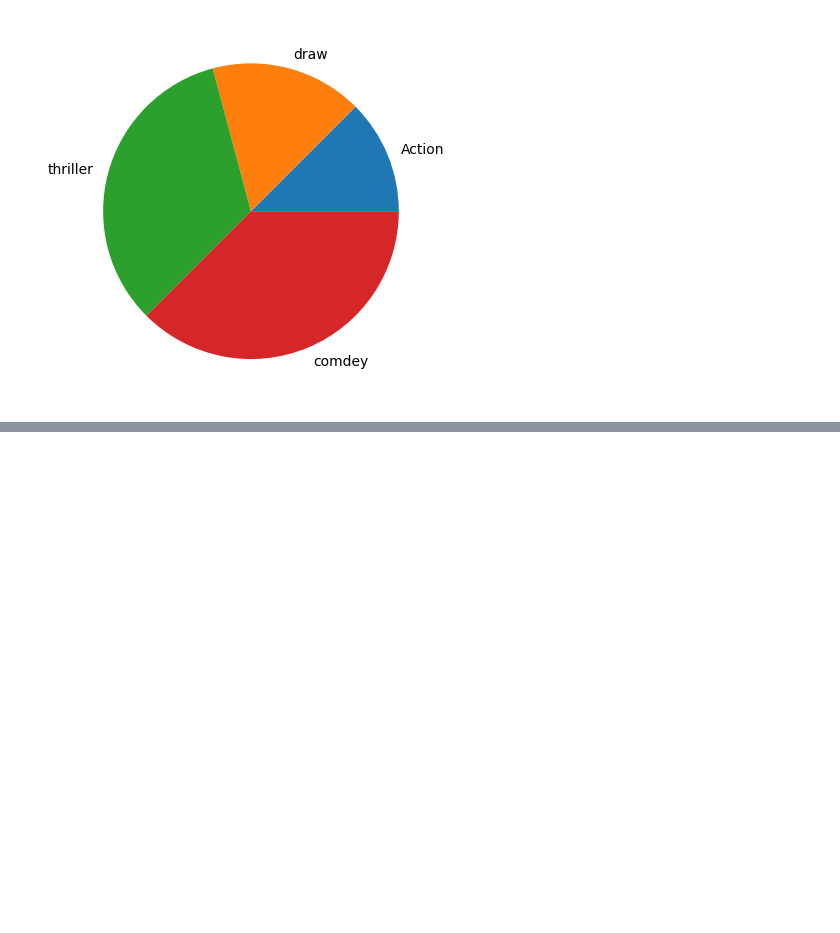
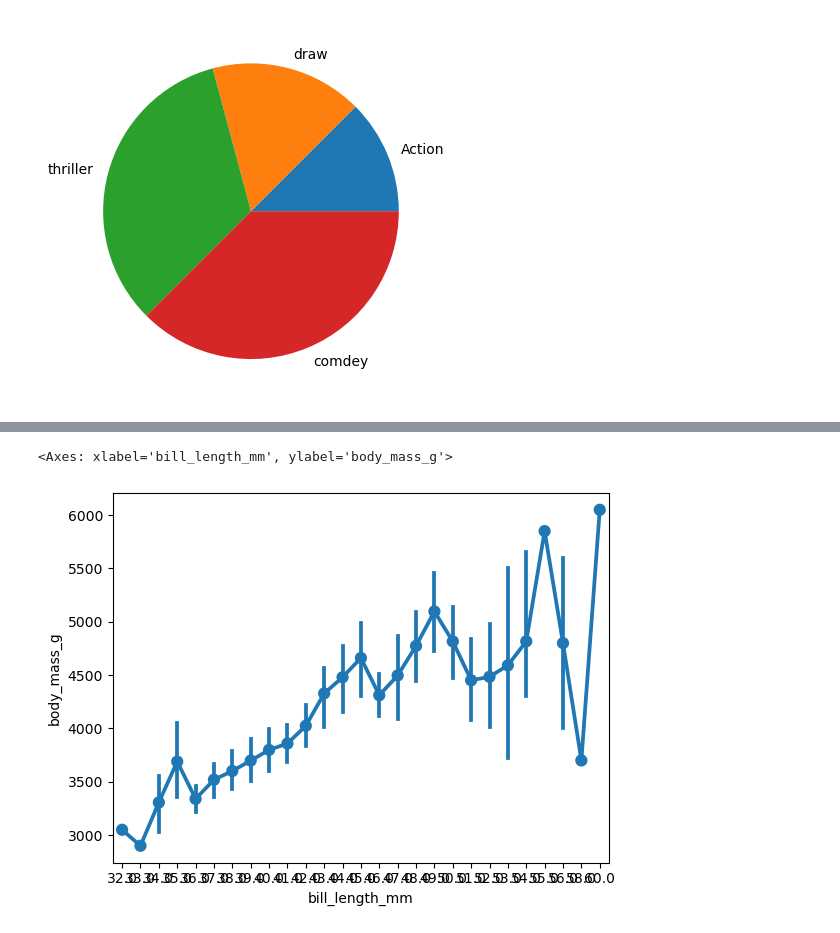
Before and after one commit to renucse21/ml-codes, a Jupyter notebook: ml-3 -datavisial seaborn,matlop.ipynb, the cells around one changed output, grey strips where cells are left out. Drawn from its saved outputs; the diff is of its cells as text; code cells hidden in the pictures; blank space fills up the shorter version.

```diff
--- a/ml-3 -datavisial seaborn,matlop.ipynb
+++ b/ml-3 -datavisial seaborn,matlop.ipynb
@@ -216,0 +243,2 @@ plt.pie(vote,labels=cat,labeldistance=1.1,radius=1)
+# %%
+tab.dropna(inplace=True)
@@ -216,0 +249,3 @@ plt.pie(vote,labels=cat,labeldistance=1.1,radius=1)
+# %%
+x=tab['bill_length_mm'].round()
+x
@@ -216,0 +265,3 @@ plt.pie(vote,labels=cat,labeldistance=1.1,radius=1)
+# %%
+y=tab[ 'body_mass_g'].round()
+y
@@ -216,0 +281,5 @@ plt.pie(vote,labels=cat,labeldistance=1.1,radius=1)
+# %%
+sns.pointplot(x=x,y=y,data=tab)
+# %% [output]
+<Axes: xlabel='bill_length_mm', ylabel='body_mass_g'>
+[figure, added]
```
Also changed, not shown: parts of 16 cells of this notebook, 5 other files.
